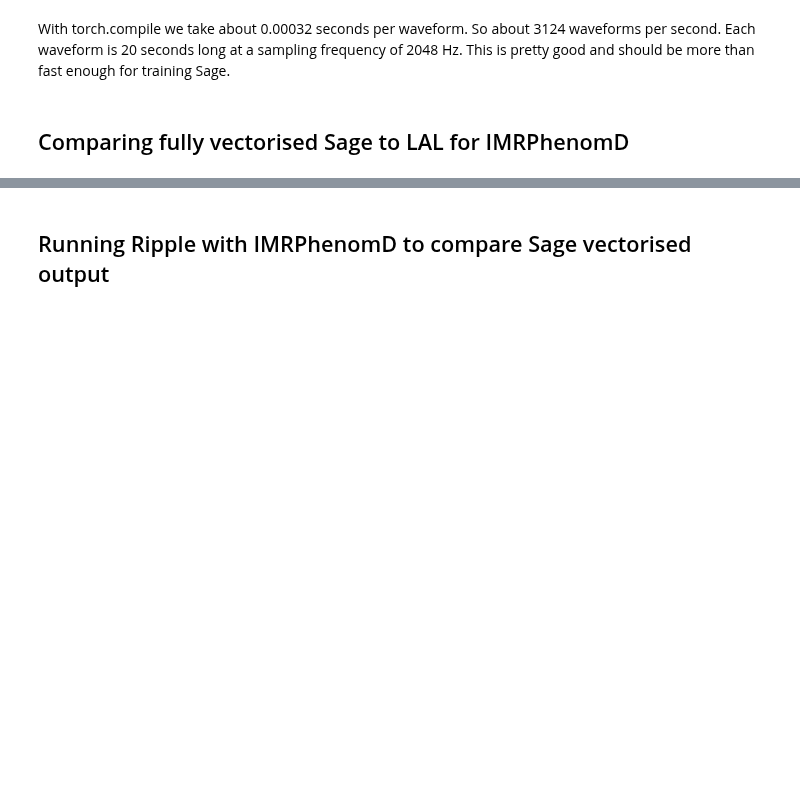
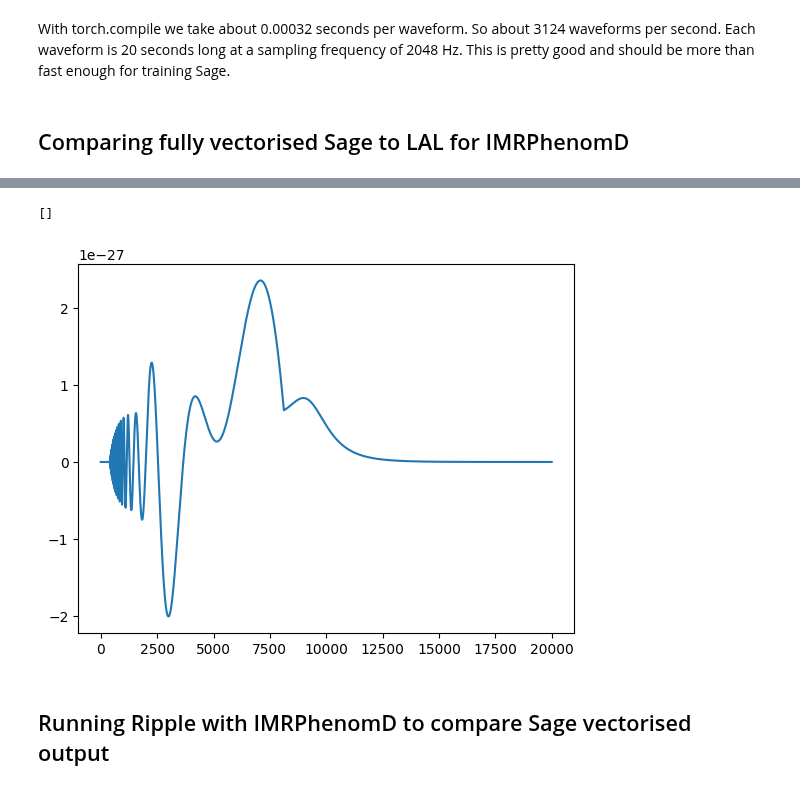
Before and after one commit to nnarenraju/sage, a Jupyter notebook: repro/start_here.ipynb, the cells around one changed output, grey strips where cells are left out. Cells and saved outputs as stored; diff of their text form; code cells hidden in the pictures; blank space fills up the shorter version.

```diff
--- a/repro/start_here.ipynb
+++ b/repro/start_here.ipynb
@@ -401,3 +398,9 @@ Observed sample rate = 4096.0
+# %%
+plt.plot(hp_sage[0].detach().cpu().numpy()[0:20_000] - hp_lalsim[1:20_001])
+plt.plot()
+# %% [output]
+[]
+[figure, added]
 # %% [markdown]
 ## Running Ripple with IMRPhenomD to compare Sage vectorised output
 # %%
```
Also changed, not shown: parts of 9 cells of this notebook.
